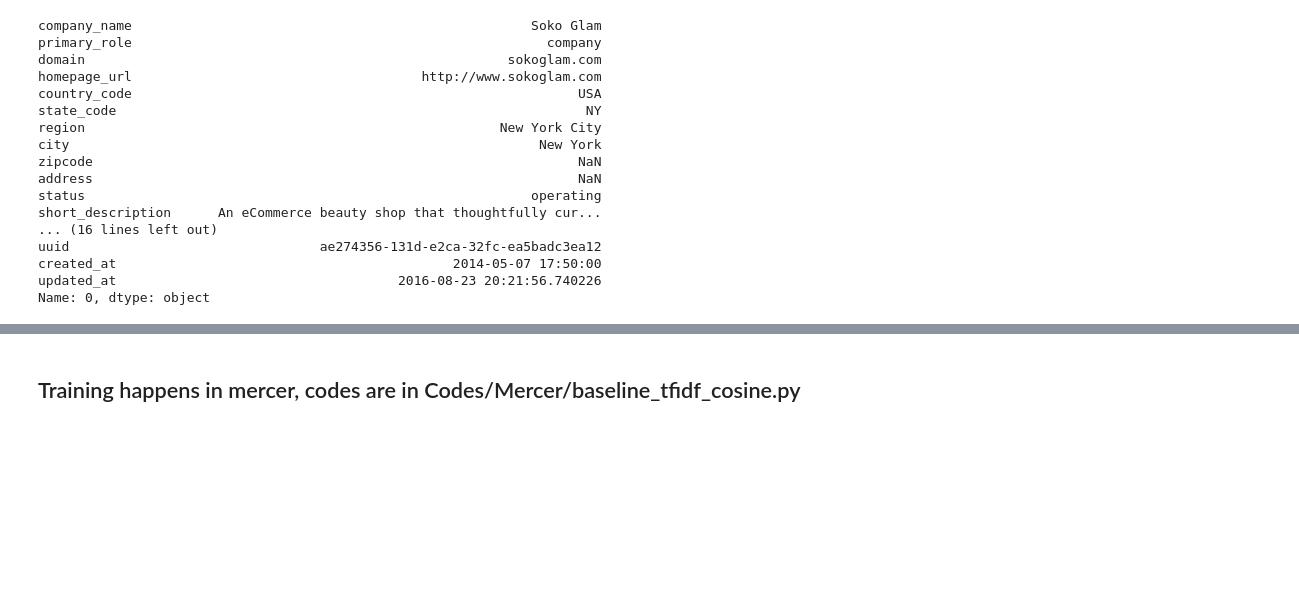
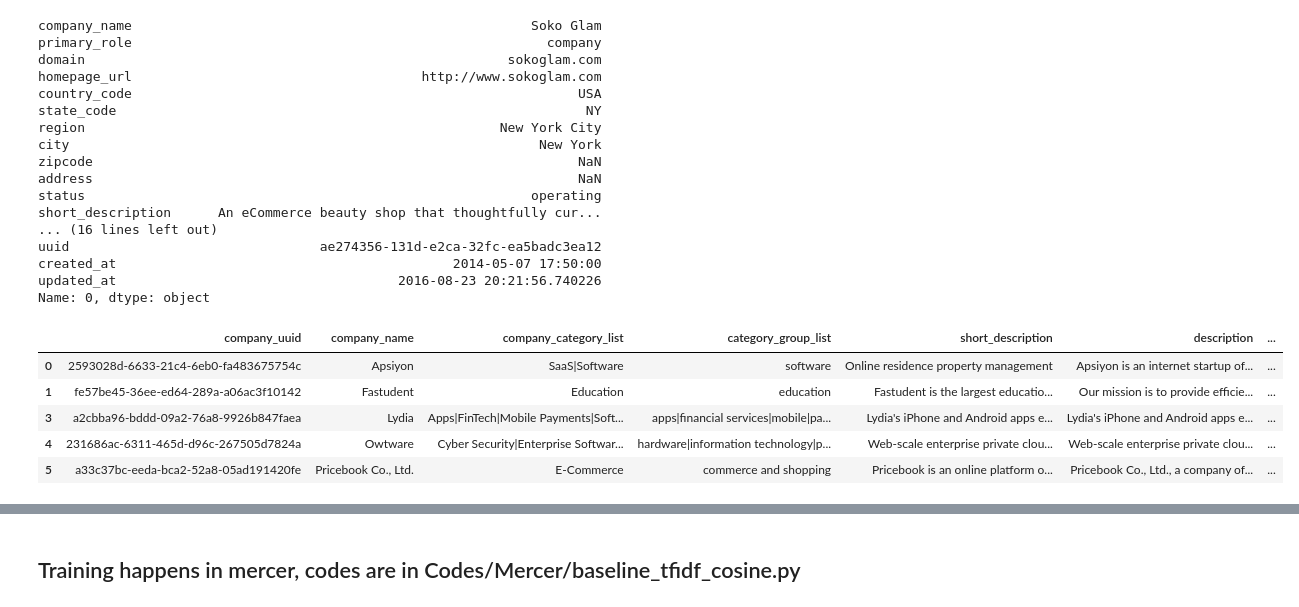
Before and after one commit to LucyWang2014/DataVenture, a Jupyter notebook: notebooks/Baseline TFIDF with Cosine Similarity.ipynb, the cells around one changed output, grey strips where cells are left out. Saved outputs shown, nothing was run; the diff lists cells and outputs as text; code cells hidden in the pictures; blank space fills up the shorter version.

```diff
--- a/notebooks/Baseline TFIDF with Cosine Similarity.ipynb
+++ b/notebooks/Baseline TFIDF with Cosine Similarity.ipynb
@@ -19,7 +19,7 @@ from sklearn import metrics
 from sklearn.metrics.pairwise import cosine_similarity
 # %%
 mypath = '/Users/Lucy/Google Drive/MSDS/2016Fall/DSGA1006/Data/unsupervised'
-df = pd.read_csv(mypath + '/clustering_data.csv')
+df = pd.read_csv(mypath + '/clustering_data.csv',index_col = 0)
 comps = pd.read_csv(mypath + '/competitors.csv')
 # %% [markdown]
 ## Truncate data to those that have funding
@@ -48,8 +48,17 @@ created_at                                           2014-05-07 17:50:00
 updated_at                                    2016-08-23 20:21:56.740226
 Name: 0, dtype: object
 # %%
-new_df = pd.merge(df,orgs[['uuid','funding_rounds','funding_total_usd','status']],left_on = 'company_uuid',right_on = 'uuid')
+new_df = pd.merge(df,orgs[['uuid','funding_rounds','funding_total_usd','status','homepage_url']],left_on = 'company_uuid',right_on = 'uuid')
 trunc_df = new_df[new_df.funding_rounds > 1].copy()
 trunc_df.to_csv('/Users/Lucy/Google Drive/MSDS/2016Fall/DSGA1006/Data/unsupervised/trunc_clustering.csv')
 # %%
 trunc_df.description = trunc_df.description.astype(str)
+# %%
+trunc_df.head()
+# %% [output]
+|  | company_uuid | company_name | company_category_list | category_group_list | short_description | description | ... |
+| 0 | 2593028d-6633-21c4-6eb0-fa483675754c | Apsiyon | SaaS|Software | software | Online residence property management | Apsiyon is an internet startup of... | ... |
+| 1 | fe57be45-36ee-ed64-289a-a06ac3f10142 | Fastudent | Education | education | Fastudent is the largest educatio... | Our mission is to provide efficie... | ... |
+| 3 | a2cbba96-bddd-09a2-76a8-9926b847faea | Lydia | Apps|FinTech|Mobile Payments|Soft... | apps|financial services|mobile|pa... | Lydia's iPhone and Android apps e... | Lydia's iPhone and Android apps e... | ... |
+| 4 | 231686ac-6311-465d-d96c-267505d7824a | Owtware | Cyber Security|Enterprise Softwar... | hardware|information technology|p... | Web-scale enterprise private clou... | Web-scale enterprise private clou... | ... |
+| 5 | a33c37bc-eeda-bca2-52a8-05ad191420fe | Pricebook Co., Ltd. | E-Commerce | commerce and shopping | Pricebook is an online platform o... | Pricebook Co., Ltd., a company of... | ... |
```
Also changed, not shown: parts of 18 cells of this notebook, 11 other files.
